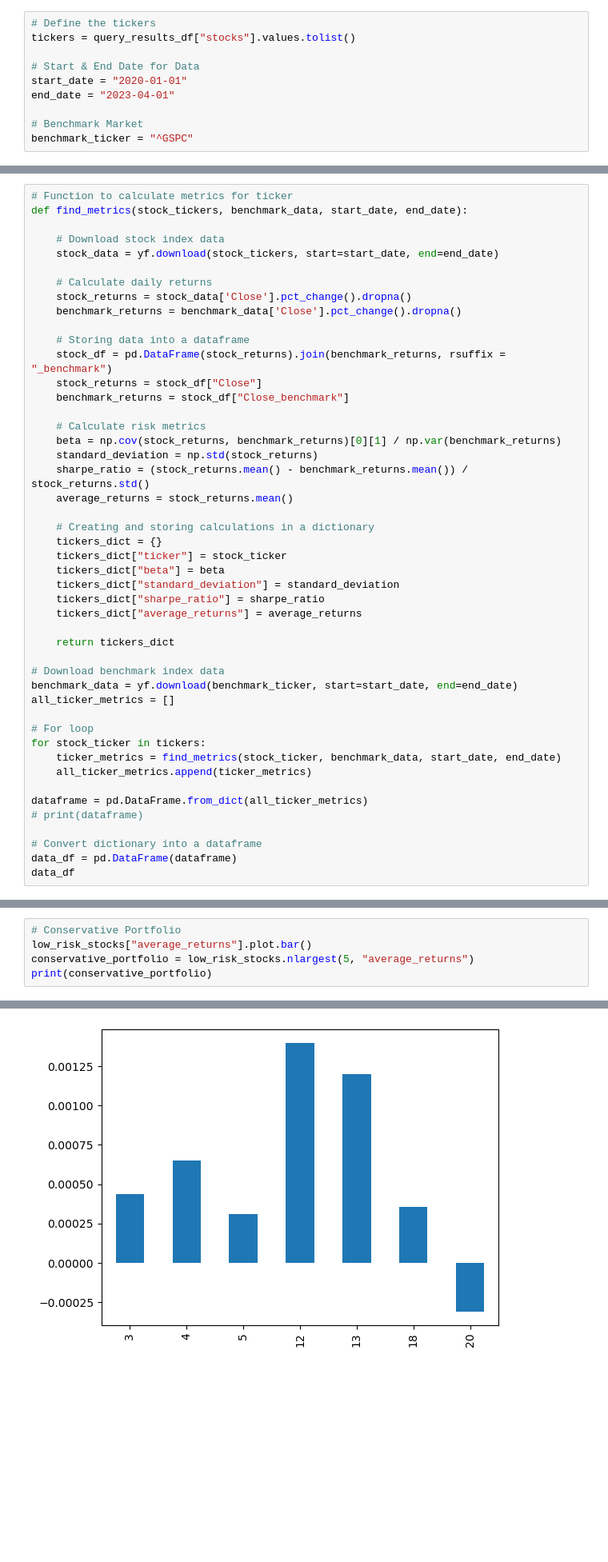
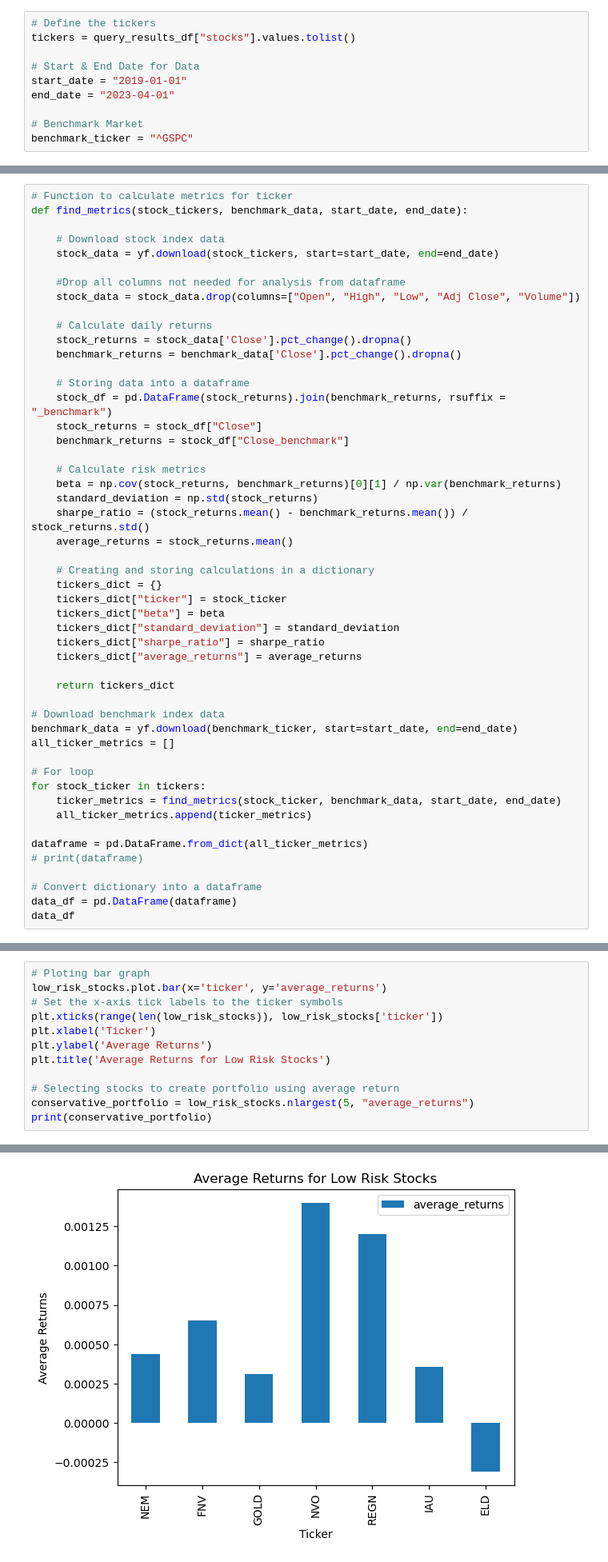
Before and after one commit to AthuraThava/Portfolio_Powerhouse, a Jupyter notebook: portfolio_powerhouse_updated.ipynb, the cells around one changed output, grey strips where cells are left out. Shown: that part at 80% size. Cells and saved outputs as stored; diff of their text form; blank space fills up the shorter version.

```diff
--- a/portfolio_powerhouse_updated.ipynb
+++ b/portfolio_powerhouse_updated.ipynb
@@ -44,7 +41,7 @@ query_results_df.head()
 tickers = query_results_df["stocks"].values.tolist()
 
 # Start & End Date for Data
-start_date = "2020-01-01"
+start_date = "2019-01-01"
 end_date = "2023-04-01"
 
 # Benchmark Market
@@ -57,6 +54,9 @@ def find_metrics(stock_tickers, benchmark_data, start_date, end_date):
 
     # Download stock index data
     stock_data = yf.download(stock_tickers, start=start_date, end=end_date)
+
+    #Drop all columns not needed for analysis from dataframe
+    stock_data = stock_data.drop(columns=["Open", "High", "Low", "Adj Close", "Volume"])
 
     # Calculate daily returns
     stock_returns = stock_data['Close'].pct_change().dropna()
@@ -260,13 +262,20 @@ print(high_risk_stocks)
 # %%
-# Conservative Portfolio
-low_risk_stocks["average_returns"].plot.bar()
+# Ploting bar graph
+low_risk_stocks.plot.bar(x='ticker', y='average_returns')
+# Set the x-axis tick labels to the ticker symbols
+plt.xticks(range(len(low_risk_stocks)), low_risk_stocks['ticker'])
+plt.xlabel('Ticker')
+plt.ylabel('Average Returns')
+plt.title('Average Returns for Low Risk Stocks')
+
+# Selecting stocks to create portfolio using average return
 conservative_portfolio = low_risk_stocks.nlargest(5, "average_returns")
 print(conservative_portfolio)
 # %% [output]
    ticker      beta  standard_deviation  sharpe_ratio  average_returns
 12    NVO  0.542095            0.018383      0.053854         0.001398
 13   REGN  0.572675            0.021816      0.036328         0.001201
 4     FNV  0.370912            0.021430      0.011243         0.000649
 3     NEM  0.417680            0.023839      0.001236         0.000437
 18    IAU  0.102681            0.010266     -0.005250         0.000354
-[figure, old version]
+[figure, new version]
```
Also changed, not shown: parts of 21 cells of this notebook, 4 other files.
